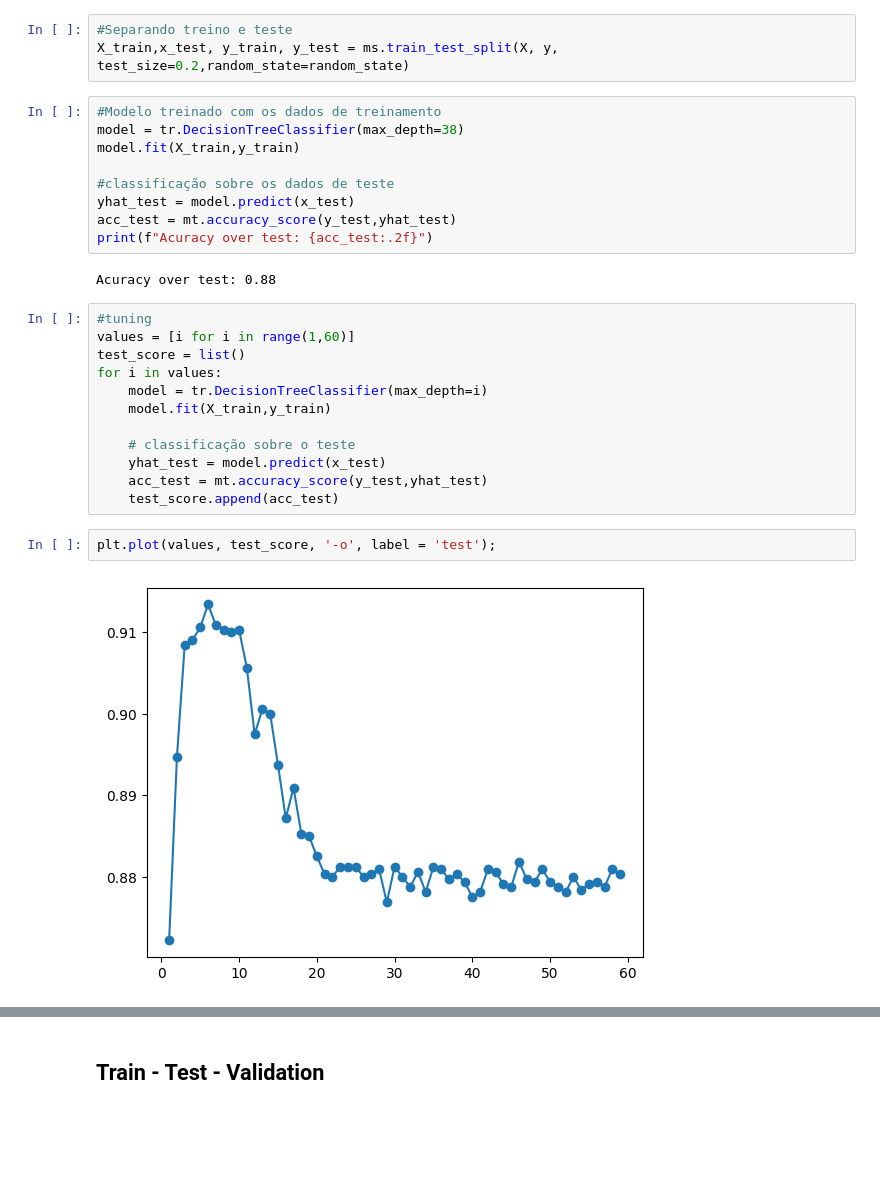
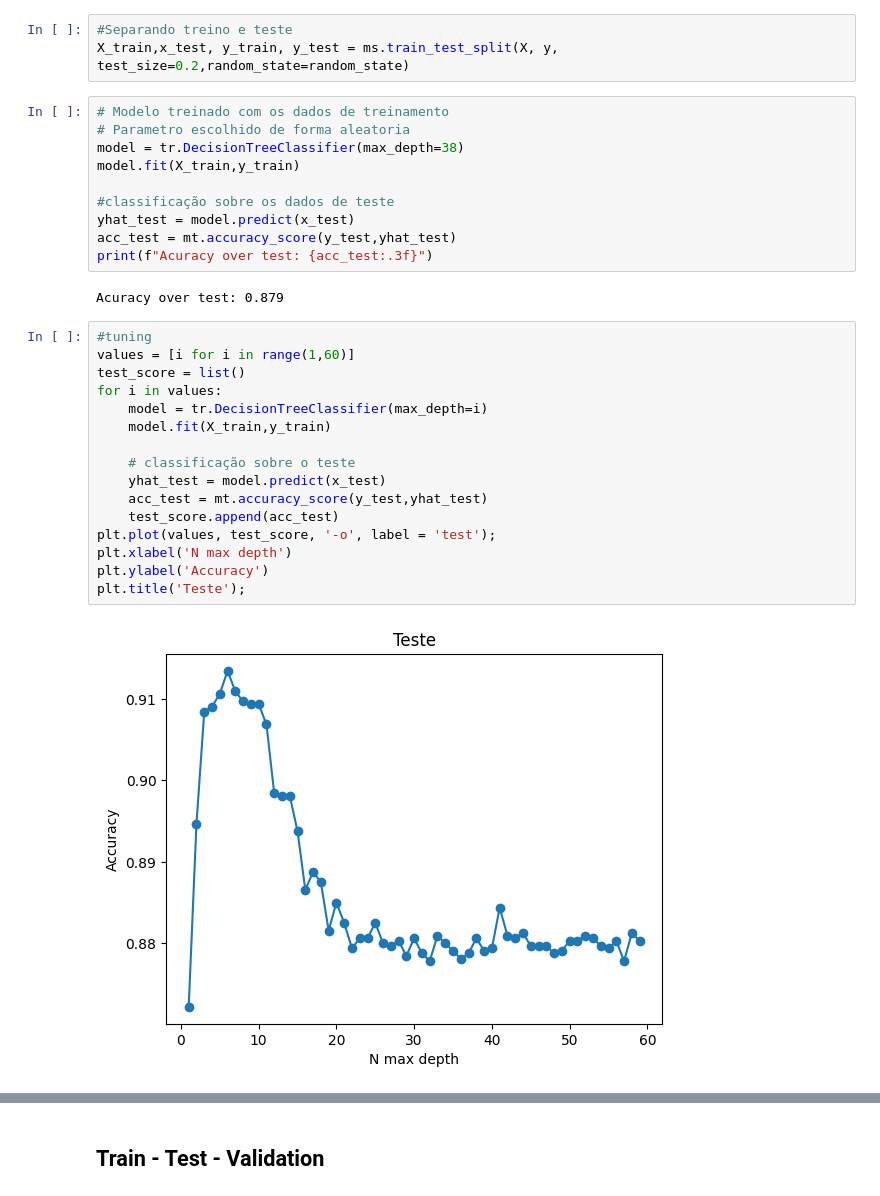
Before and after one commit to 70HNM4C13L/FML, a Jupyter notebook: Guarantee of learning - Overfitting in classification models.ipynb, the cells around one changed output, grey strips where cells are left out. Saved outputs shown, nothing was run; the diff lists cells and outputs as text; blank space fills up the shorter version.

```diff
--- a/Guarantee of learning - Overfitting in classification models.ipynb
+++ b/Guarantee of learning - Overfitting in classification models.ipynb
@@ -88,30 +103,33 @@ b. 60% class A and 40% class B
 #Separando treino e teste
 X_train,x_test, y_train, y_test = ms.train_test_split(X, y, test_size=0.2,random_state=random_state)
 # %%
-#Modelo treinado com os dados de treinamento
+# Modelo treinado com os dados de treinamento
+# Parametro escolhido de forma aleatoria
 model = tr.DecisionTreeClassifier(max_depth=38)
 model.fit(X_train,y_train)
 
 #classificação sobre os dados de teste
 yhat_test = model.predict(x_test)
 acc_test = mt.accuracy_score(y_test,yhat_test)
-print(f"Acuracy over test: {acc_test:.2f}")
+print(f"Acuracy over test: {acc_test:.3f}")
 # %% [output]
-Acuracy over test: 0.88
+Acuracy over test: 0.879
 # %%
 #tuning
 values = [i for i in range(1,60)]
 test_score = list()
 for i in values:
     model = tr.DecisionTreeClassifier(max_depth=i)
     model.fit(X_train,y_train)
 
     # classificação sobre o teste
     yhat_test = model.predict(x_test)
     acc_test = mt.accuracy_score(y_test,yhat_test)
     test_score.append(acc_test)
+plt.plot(values, test_score, '-o', label = 'test');
+plt.xlabel('N max depth')
+plt.ylabel('Accuracy')
+plt.title('Teste');
+# %% [output]
+[figure, added]
-# %%
-plt.plot(values, test_score, '-o', label = 'test');
-# %% [output]
-[figure, removed]
 # %%
```
Also changed, not shown: parts of 13 cells of this notebook, 1 other file.
